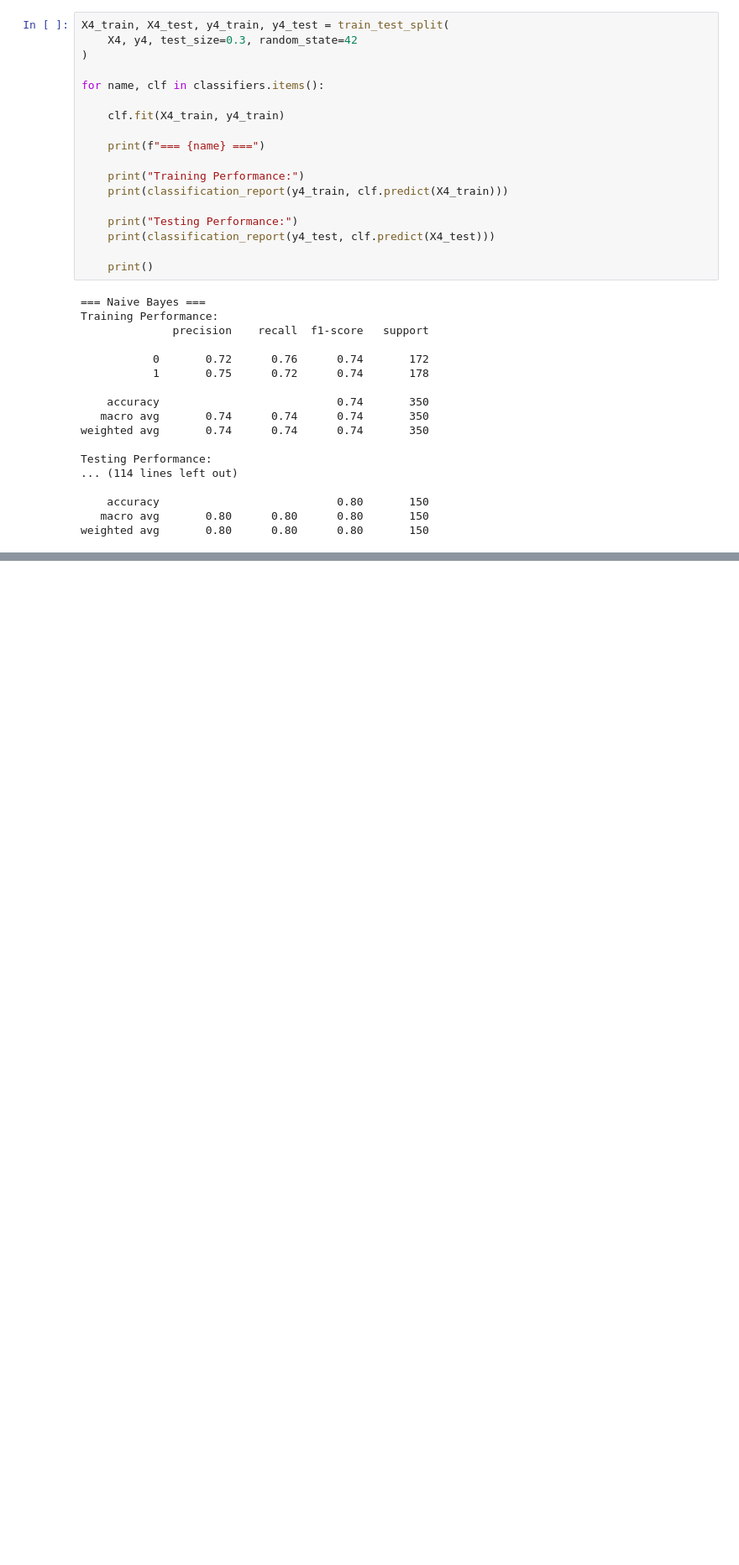
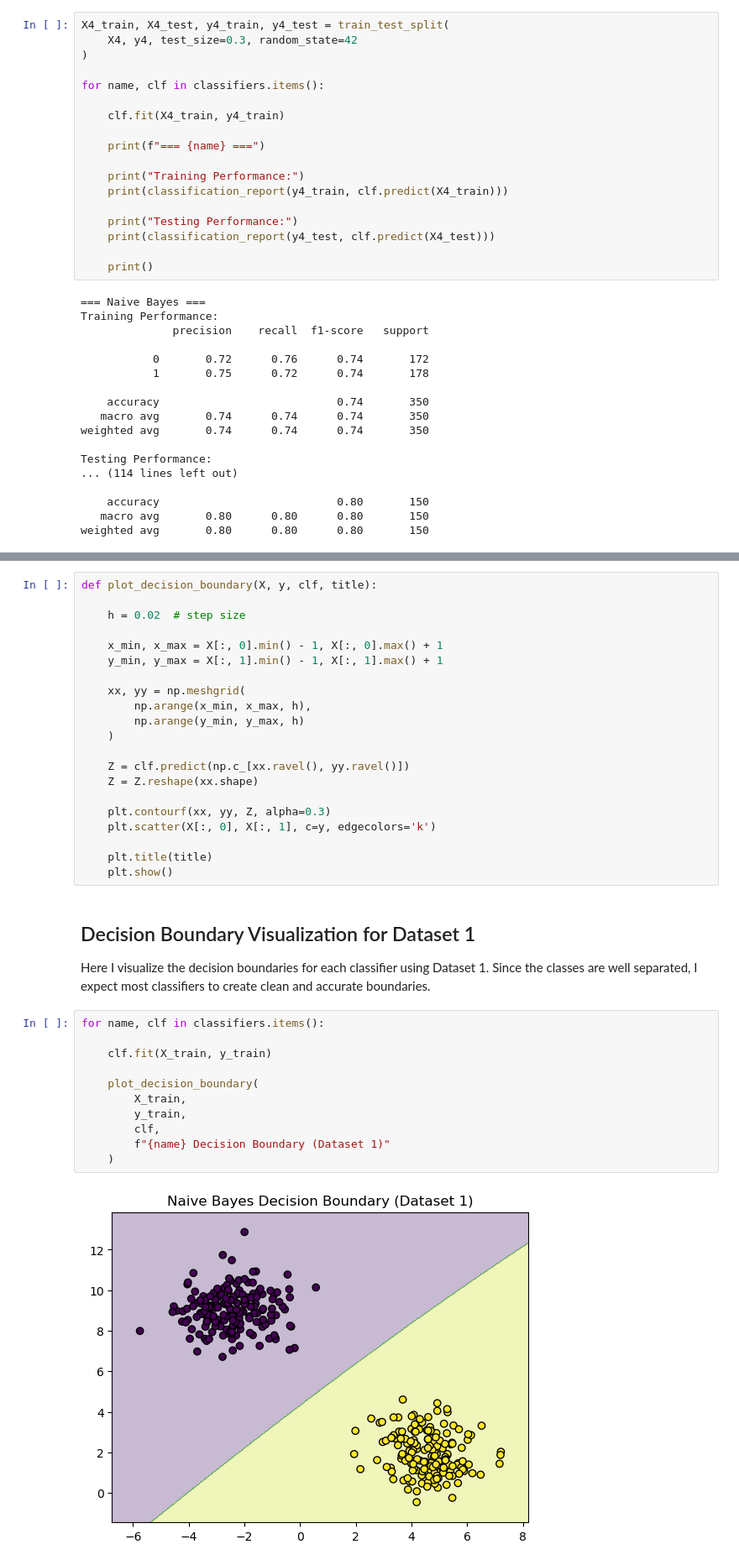
Before and after one commit to XimiPali/ml-classification-comparison, a Jupyter notebook: Comparison of ML Classification Algorithms.ipynb, the cells around one changed output, grey strips where cells are left out. Shown at 84% size. Cells and saved outputs as stored; diff of their text form; blank space fills up the shorter version.

Commit message:
Added decision boundary visualization

```diff
--- a/Comparison of ML Classification Algorithms.ipynb
+++ b/Comparison of ML Classification Algorithms.ipynb
@@ -315,0 +324,38 @@ weighted avg       0.80      0.80      0.80       150
+# %%
+def plot_decision_boundary(X, y, clf, title):
+
+    h = 0.02  # step size
+
+    x_min, x_max = X[:, 0].min() - 1, X[:, 0].max() + 1
+    y_min, y_max = X[:, 1].min() - 1, X[:, 1].max() + 1
+
+    xx, yy = np.meshgrid(
+        np.arange(x_min, x_max, h),
+        np.arange(y_min, y_max, h)
+    )
+
+    Z = clf.predict(np.c_[xx.ravel(), yy.ravel()])
+    Z = Z.reshape(xx.shape)
+
+    plt.contourf(xx, yy, Z, alpha=0.3)
+    plt.scatter(X[:, 0], X[:, 1], c=y, edgecolors='k')
+
+    plt.title(title)
+    plt.show()
+# %% [markdown]
+## Decision Boundary Visualization for Dataset 1
+
+Here I visualize the decision boundaries for each classifier using Dataset 1. Since the classes are well separated, I expect most classifiers to create clean and accurate boundaries.
+# %%
+for name, clf in classifiers.items():
+
+    clf.fit(X_train, y_train)
+
+    plot_decision_boundary(
+        X_train,
+        y_train,
+        clf,
+        f"{name} Decision Boundary (Dataset 1)"
+    )
+# %% [output]
+[figure, added]
```
Also changed, not shown: parts of 2 cells of this notebook.
